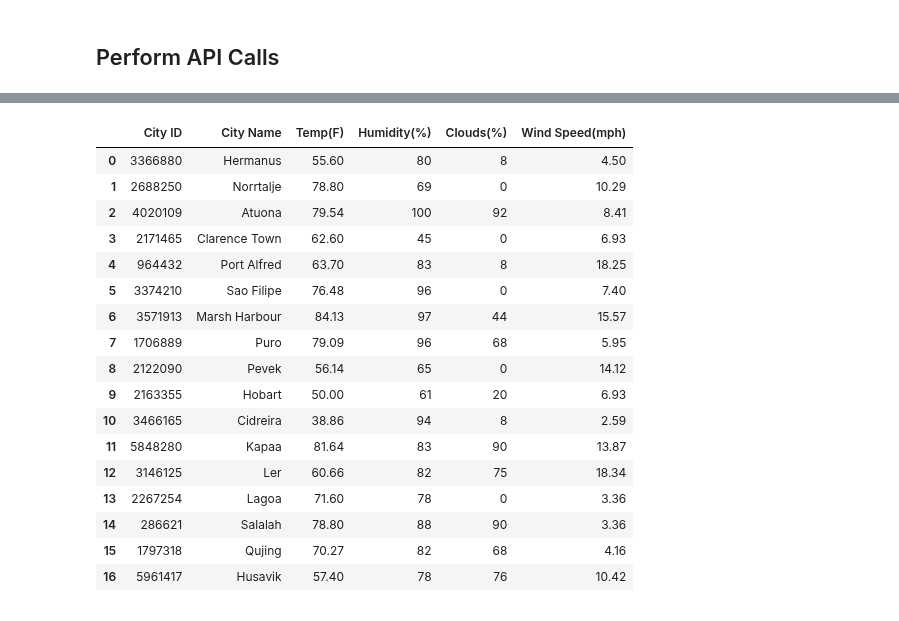
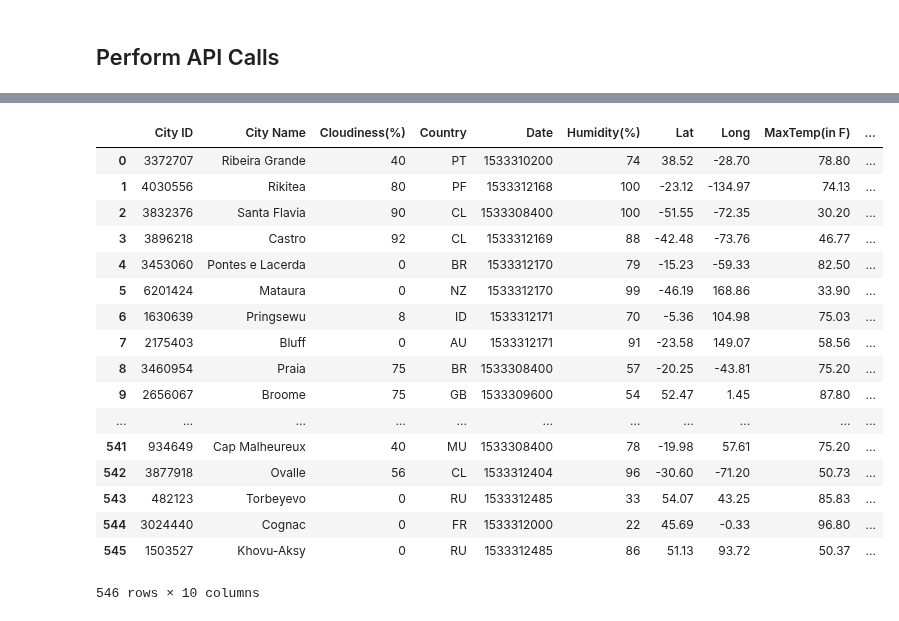
Before and after one commit to MadhukaraBS/BootCamp, a Jupyter notebook: 06-Python-APIs/Instructions/WeatherPy.ipynb, the cells around one changed output, grey strips where cells are left out. Drawn from its saved outputs; the diff is of its cells as text; code cells hidden in the pictures.

```diff
--- a/06-Python-APIs/Instructions/WeatherPy.ipynb
+++ b/06-Python-APIs/Instructions/WeatherPy.ipynb
@@ -61,30 +61,41 @@ url = "http://api.openweathermap.org/data/2.5/weather?units=Imperial&APPID=" + a
 weather_data = []
 city_idx = []
 
+total_cities = len(cities)
+sets = int(total_cities / 50) + int((total_cities % 50) > 0)
+#print("{} {} {}".format(total_cities, sets, ((total_cities % 50) > 0)))
+curr_cnt = 0
+
 # Get current weather
 for i, city in enumerate(cities):
     #print(f'{city}')
     try:
         current_weather = owm.get_current(city, **settings)
+#        current_weather = city
     except HTTPError:
         print(f"No weather found for city {i} {city}")
     else:
-#         pprint(f"Current weather object for Paris: {current_weather}.")
-#         print(f'temp--> {current_weather["main"]["temp"]}')
-#         print(f'humidity --> {current_weather["main"]["humidity"]}')
-#         print(f'clouds --> {current_weather["clouds"]["all"]}')
-#         print(f'wind speed --> {current_weather["wind"]["speed"]}')
-        print(f"Weather found for city {i} {city}")
+#        pprint(f"Current weather object for Paris: {current_weather}.")
+        print(f"Processing Record {curr_cnt % 50} of Set {int(curr_cnt / 50)} | {city}")
+        curr_cnt += 1
         weather_data.append(current_weather)
-        # pprint(weather_data)
-    if (i >= 20):
-        break
+        #pprint(weather_data)
+#     if (i >= 20):
+#         break
 
-summary = ['id', 'name', "main.temp", "main.humidity", "clouds.all", 'wind.speed']
+# summary = ['coord']
+# data = [response(*summary) for response in weather_data]
+summary = ['id', 'name', "clouds.all", 'sys.country', 'dt', "main.humidity",
+           'coord.lat', 'coord.lon', "main.temp_max", 'wind.speed']
 data = [response(*summary) for response in weather_data]
-# print(len(weather_data))
+#print(len(weather_data))
+#print(weather_data)
+# print(len(data))
 # print(data)
 
-weather_data_df = pd.DataFrame(data, columns=['City ID', 'City Name', 'Temp(F)', 'Humidity(%)', 'Clouds(%)', 'Wind Speed(mph)'])
+weather_data_df = pd.DataFrame(data, columns=['City ID', 'City Name', 'Cloudiness(%)',
+                                              'Country', 'Date', 'Humidity(%)', 'Lat', 'Long',
+                                              'MaxTemp(in F)', 'Wind Speed(mph)'])
 weather_data_df
+#weather_data_df.count()
 # %% [output]
@@ -108,18 +119,18 @@ Weather found for city 20 husavik
-|  | City ID | City Name | Temp(F) | Humidity(%) | Clouds(%) | Wind Speed(mph) |
-| 0 | 3366880 | Hermanus | 55.60 | 80 | 8 | 4.50 |
-| 1 | 2688250 | Norrtalje | 78.80 | 69 | 0 | 10.29 |
-| 2 | 4020109 | Atuona | 79.54 | 100 | 92 | 8.41 |
-| 3 | 2171465 | Clarence Town | 62.60 | 45 | 0 | 6.93 |
-| 4 | 964432 | Port Alfred | 63.70 | 83 | 8 | 18.25 |
-| 5 | 3374210 | Sao Filipe | 76.48 | 96 | 0 | 7.40 |
-| 6 | 3571913 | Marsh Harbour | 84.13 | 97 | 44 | 15.57 |
-| 7 | 1706889 | Puro | 79.09 | 96 | 68 | 5.95 |
-| 8 | 2122090 | Pevek | 56.14 | 65 | 0 | 14.12 |
-| 9 | 2163355 | Hobart | 50.00 | 61 | 20 | 6.93 |
-| 10 | 3466165 | Cidreira | 38.86 | 94 | 8 | 2.59 |
-| 11 | 5848280 | Kapaa | 81.64 | 83 | 90 | 13.87 |
-| 12 | 3146125 | Ler | 60.66 | 82 | 75 | 18.34 |
-| 13 | 2267254 | Lagoa | 71.60 | 78 | 0 | 3.36 |
-| 14 | 286621 | Salalah | 78.80 | 88 | 90 | 3.36 |
-| 15 | 1797318 | Qujing | 70.27 | 82 | 68 | 4.16 |
-| 16 | 5961417 | Husavik | 57.40 | 78 | 76 | 10.42 |
+|  | City ID | City Name | Cloudiness(%) | Country | Date | Humidity(%) | Lat | Long | MaxTemp(in F) | ... |
+| 0 | 3372707 | Ribeira Grande | 40 | PT | 1533310200 | 74 | 38.52 | -28.70 | 78.80 | ... |
+| 1 | 4030556 | Rikitea | 80 | PF | 1533312168 | 100 | -23.12 | -134.97 | 74.13 | ... |
+| 2 | 3832376 | Santa Flavia | 90 | CL | 1533308400 | 100 | -51.55 | -72.35 | 30.20 | ... |
+| 3 | 3896218 | Castro | 92 | CL | 1533312169 | 88 | -42.48 | -73.76 | 46.77 | ... |
+| 4 | 3453060 | Pontes e Lacerda | 0 | BR | 1533312170 | 79 | -15.23 | -59.33 | 82.50 | ... |
+| 5 | 6201424 | Mataura | 0 | NZ | 1533312170 | 99 | -46.19 | 168.86 | 33.90 | ... |
+| 6 | 1630639 | Pringsewu | 8 | ID | 1533312171 | 70 | -5.36 | 104.98 | 75.03 | ... |
+| 7 | 2175403 | Bluff | 0 | AU | 1533312171 | 91 | -23.58 | 149.07 | 58.56 | ... |
+| 8 | 3460954 | Praia | 75 | BR | 1533308400 | 57 | -20.25 | -43.81 | 75.20 | ... |
+| 9 | 2656067 | Broome | 75 | GB | 1533309600 | 54 | 52.47 | 1.45 | 87.80 | ... |
+| ... | ... | ... | ... | ... | ... | ... | ... | ... | ... | ... |
+| 541 | 934649 | Cap Malheureux | 40 | MU | 1533308400 | 78 | -19.98 | 57.61 | 75.20 | ... |
+| 542 | 3877918 | Ovalle | 56 | CL | 1533312404 | 96 | -30.60 | -71.20 | 50.73 | ... |
+| 543 | 482123 | Torbeyevo | 0 | RU | 1533312485 | 33 | 54.07 | 43.25 | 85.83 | ... |
+| 544 | 3024440 | Cognac | 0 | FR | 1533312000 | 22 | 45.69 | -0.33 | 96.80 | ... |
+| 545 | 1503527 | Khovu-Aksy | 0 | RU | 1533312485 | 86 | 51.13 | 93.72 | 50.37 | ... |
+546 rows × 10 columns
```
Also changed, not shown: parts of 8 cells of this notebook.
